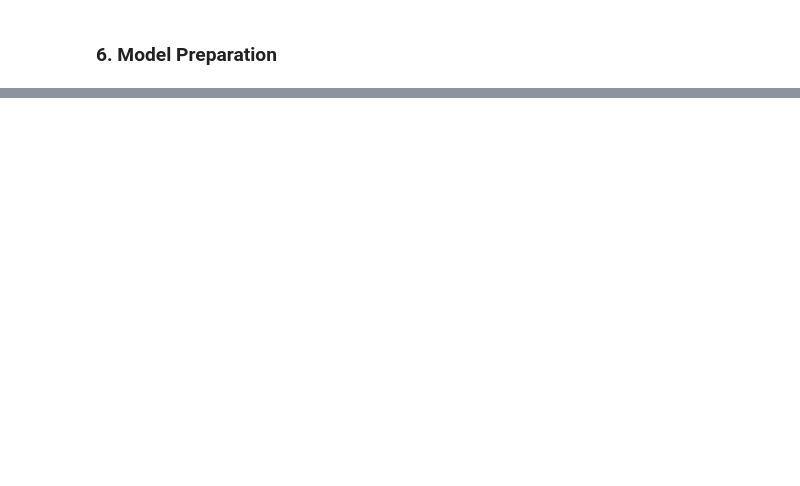
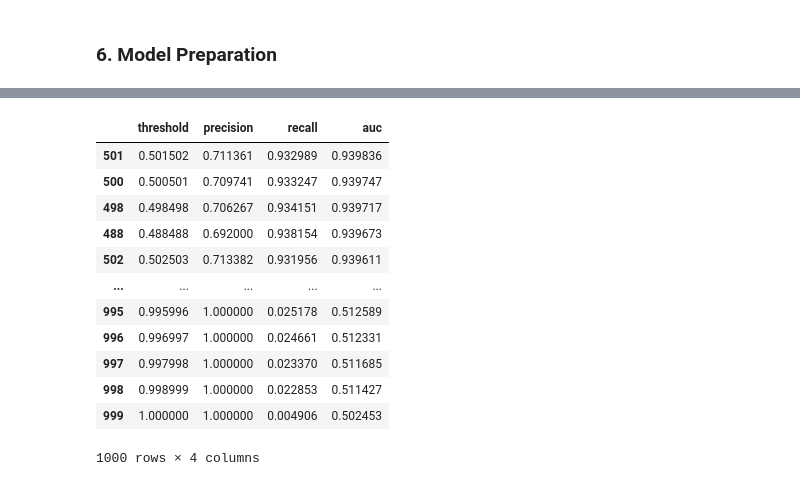
Before and after one commit to rezadzikri19/BuggyBuddy-Notebook, a Jupyter notebook: bug_classification.ipynb, the cells around one changed output, grey strips where cells are left out. Cells and saved outputs as stored; diff of their text form; code cells hidden in the pictures; blank space fills up the shorter version.

```diff
--- a/bug_classification.ipynb
+++ b/bug_classification.ipynb
@@ -543,6 +621,21 @@ def evaluate_model(similarity_scores: np.ndarray, threshold: float):
   return [precision, recall, auc]
 # %%
 threshold_eval = pd.DataFrame([[threshold, *evaluate_model(embd_similarity, threshold)] for threshold in np.linspace(0, 1, 1000)], columns=['threshold', 'precision', 'recall', 'auc'])
+threshold_eval.sort_values(by='auc', ascending=False)
+# %% [output]
+|  | threshold | precision | recall | auc |
+| 501 | 0.501502 | 0.711361 | 0.932989 | 0.939836 |
+| 500 | 0.500501 | 0.709741 | 0.933247 | 0.939747 |
+| 498 | 0.498498 | 0.706267 | 0.934151 | 0.939717 |
+| 488 | 0.488488 | 0.692000 | 0.938154 | 0.939673 |
+| 502 | 0.502503 | 0.713382 | 0.931956 | 0.939611 |
+| ... | ... | ... | ... | ... |
+| 995 | 0.995996 | 1.000000 | 0.025178 | 0.512589 |
+| 996 | 0.996997 | 1.000000 | 0.024661 | 0.512331 |
+| 997 | 0.997998 | 1.000000 | 0.023370 | 0.511685 |
+| 998 | 0.998999 | 1.000000 | 0.022853 | 0.511427 |
+| 999 | 1.000000 | 1.000000 | 0.004906 | 0.502453 |
+1000 rows × 4 columns
 # %%
 threshold_eval.plot(kind='line',
                     title='Metrics Evaluation',
```
Also changed, not shown: parts of 22 cells of this notebook.
